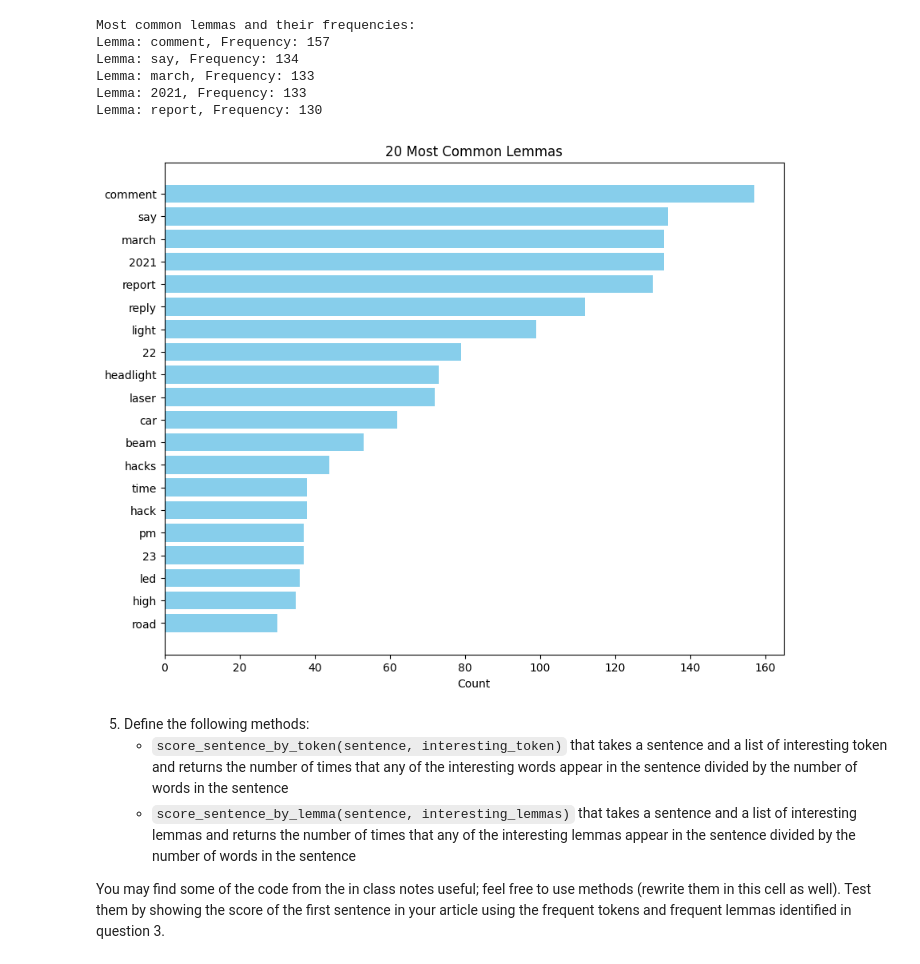
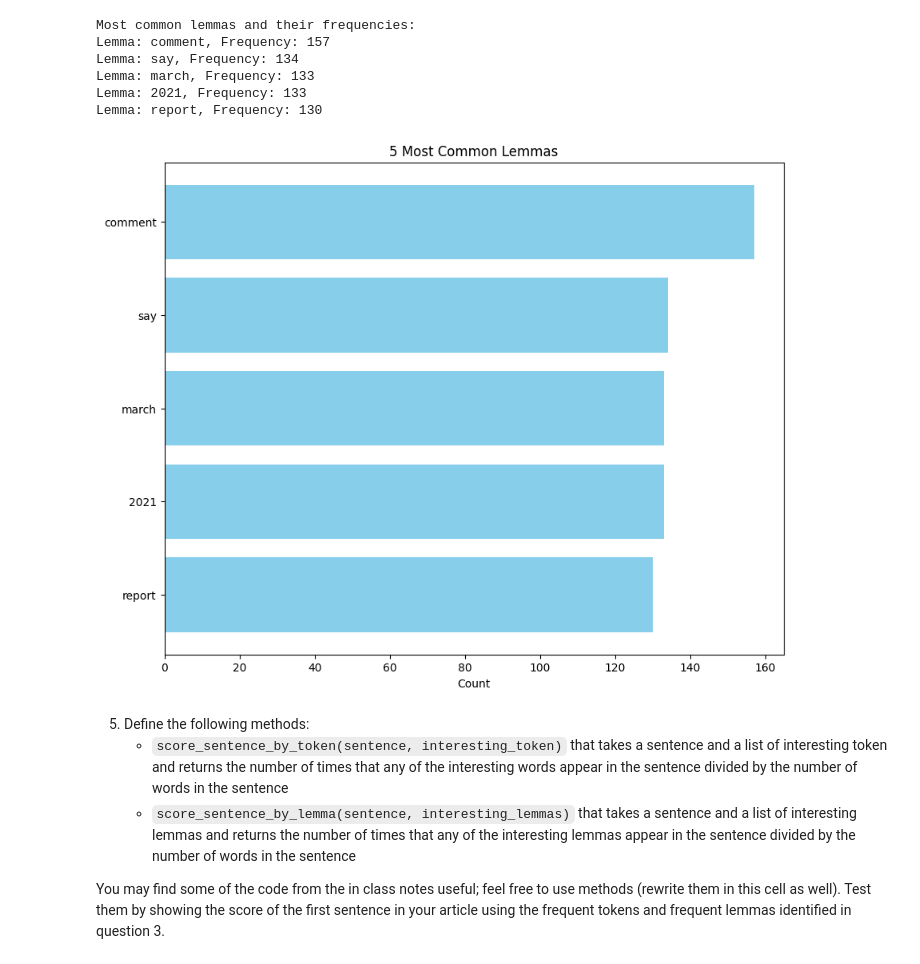
Before and after one commit to drpafowler/web-scraping-philip, a Jupyter notebook: web-scraping.ipynb, the cells around one changed output. Cells and saved outputs as stored; diff of their text form; code cells hidden in the pictures.

```diff
--- a/web-scraping.ipynb
+++ b/web-scraping.ipynb
@@ -134,28 +134,28 @@ Lemma: report, Frequency: 130
 # %%
 # Load the spaCy model
 nlp = spacy.load("en_core_web_sm")
 
 # Process the article text
 doc = nlp(soup.get_text())
 
 # Filter tokens: remove punctuation, stopwords, and whitespace, and get lemmas
 lemmas = [token.lemma_.lower() for token in doc if not token.is_punct and not token.is_stop and not token.is_space]
 
 # Get the 20 most common lemmas
-lemma_freq = Counter(lemmas).most_common(20)
+lemma_freq = Counter(lemmas).most_common(5)
 
 # Separate the lemmas and their frequencies
 lemmas, frequencies = zip(*lemma_freq)
 
 # Create a horizontal bar chart
 plt.figure(figsize=(10, 8))
 plt.barh(lemmas, frequencies, color='skyblue')
 plt.xlabel('Count')
-plt.title('20 Most Common Lemmas')
+plt.title('5 Most Common Lemmas')
 plt.gca().invert_yaxis()  # Invert y-axis to have the highest count at the top
 plt.show()
 # %% [output]
-[figure, old version]
+[figure, new version]
 # %% [markdown]
 5. Define the following methods:
     * `score_sentence_by_token(sentence, interesting_token)` that takes a sentence and a list of interesting token and returns the number of times that any of the interesting words appear in the sentence divided by the number of words in the sentence
```
Also changed, not shown: parts of 3 cells of this notebook, 1 other file.
